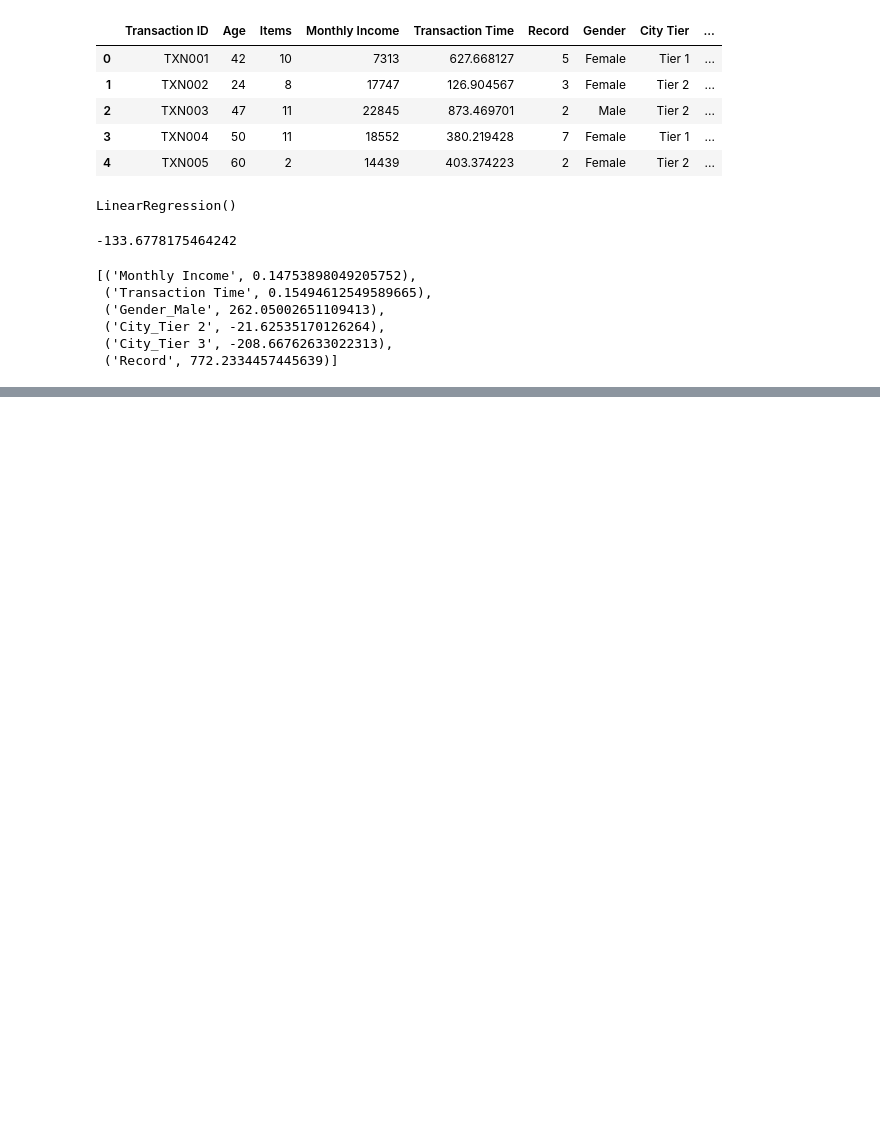
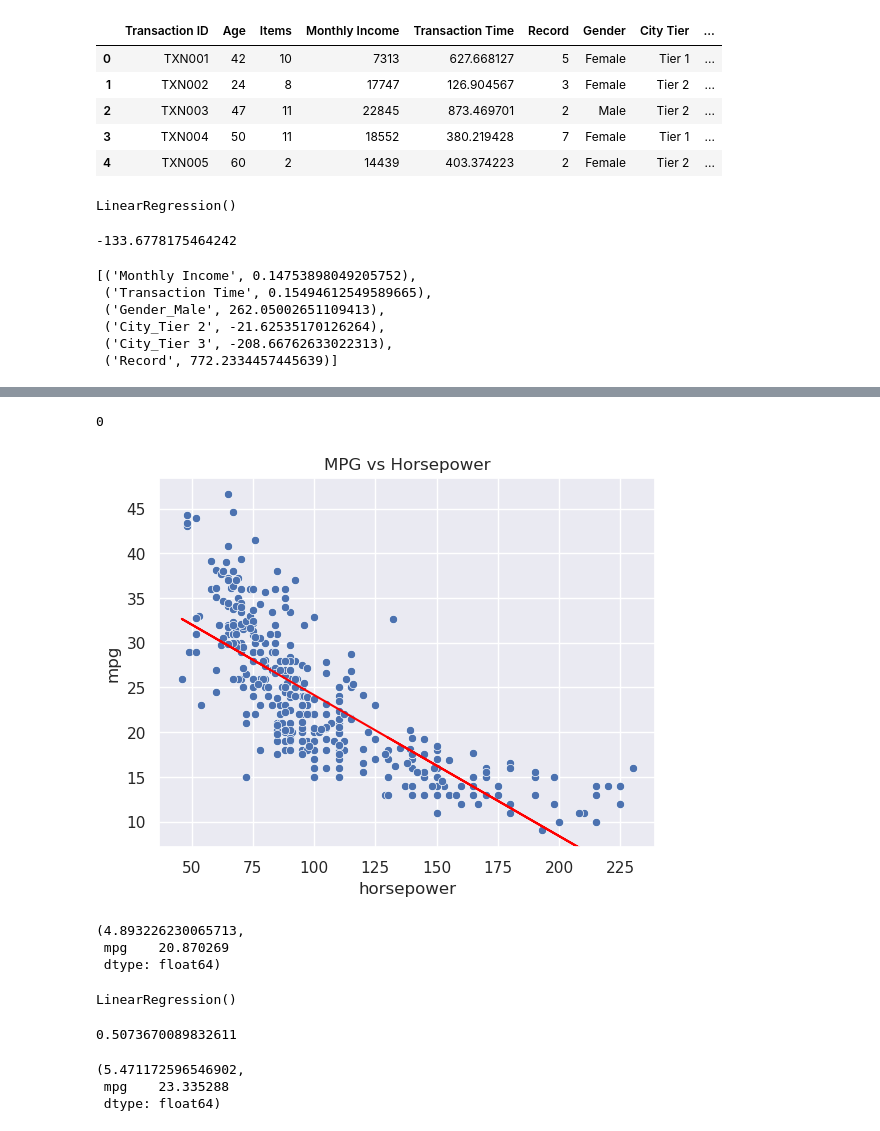
Before and after one commit to mmunozbe/ml-course, a Jupyter notebook: T4-5-Linear Regression-Problemas con RL.ipynb, the cells around one changed output, grey strips where cells are left out. Saved outputs shown, nothing was run; the diff lists cells and outputs as text; code cells hidden in the pictures; blank space fills up the shorter version.

```diff
--- a/T4-5-Linear Regression-Problemas con RL.ipynb
+++ b/T4-5-Linear Regression-Problemas con RL.ipynb
@@ -137,0 +207,33 @@ list(zip(feature_cols, lm.coef_))
+# %%
+sns.scatterplot(x="horsepower", y="mpg", data=data_auto_clean).add_line(plt.Line2D(data_auto_clean["horsepower"], lm.predict(x), color="red")).add_callback(plt.title("MPG vs Horsepower"))
+# %% [output]
+0
+[figure, added]
+# %%
+from sklearn.metrics import mean_squared_error
+
+rmse = np.sqrt(mean_squared_error(y, lm.predict(x)))
+error = rmse / y.mean()
+rmse, error*100
+# %% [output]
+(4.893226230065713,
+ mpg    20.870269
+ dtype: float64)
+# %%
+lm2 = LinearRegression()
+x_new = x**2
+lm2.fit(x_new, y)
+# %% [output]
+LinearRegression()
+# %%
+lm2.score(x_new, y)
+# %% [output]
+0.5073670089832611
+# %%
+rmse = np.sqrt(mean_squared_error(y, lm2.predict(x_new)))
+error = rmse / y.mean()
+rmse, error*100
+# %% [output]
+(5.471172596546902,
+ mpg    23.335288
+ dtype: float64)
```
Also changed, not shown: parts of 32 cells of this notebook.
